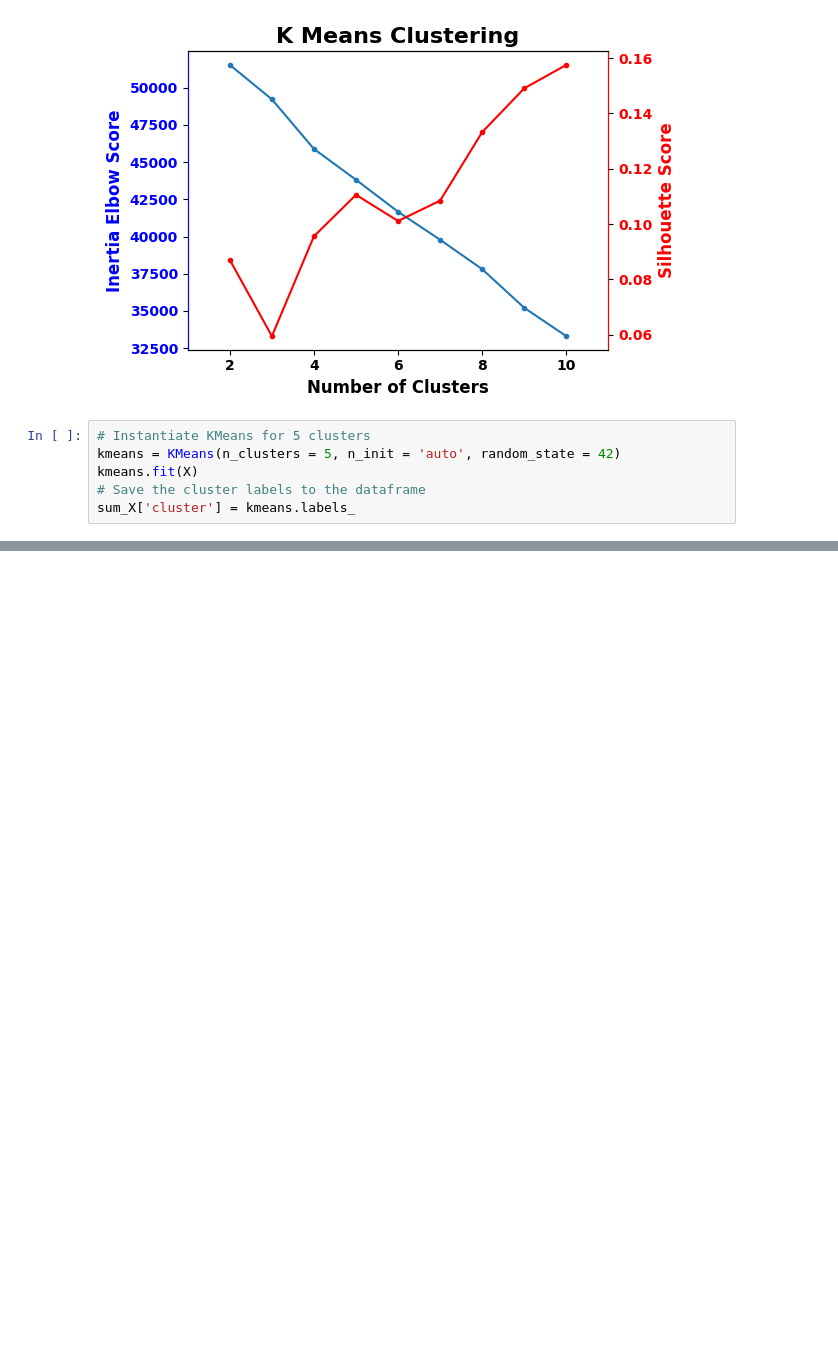
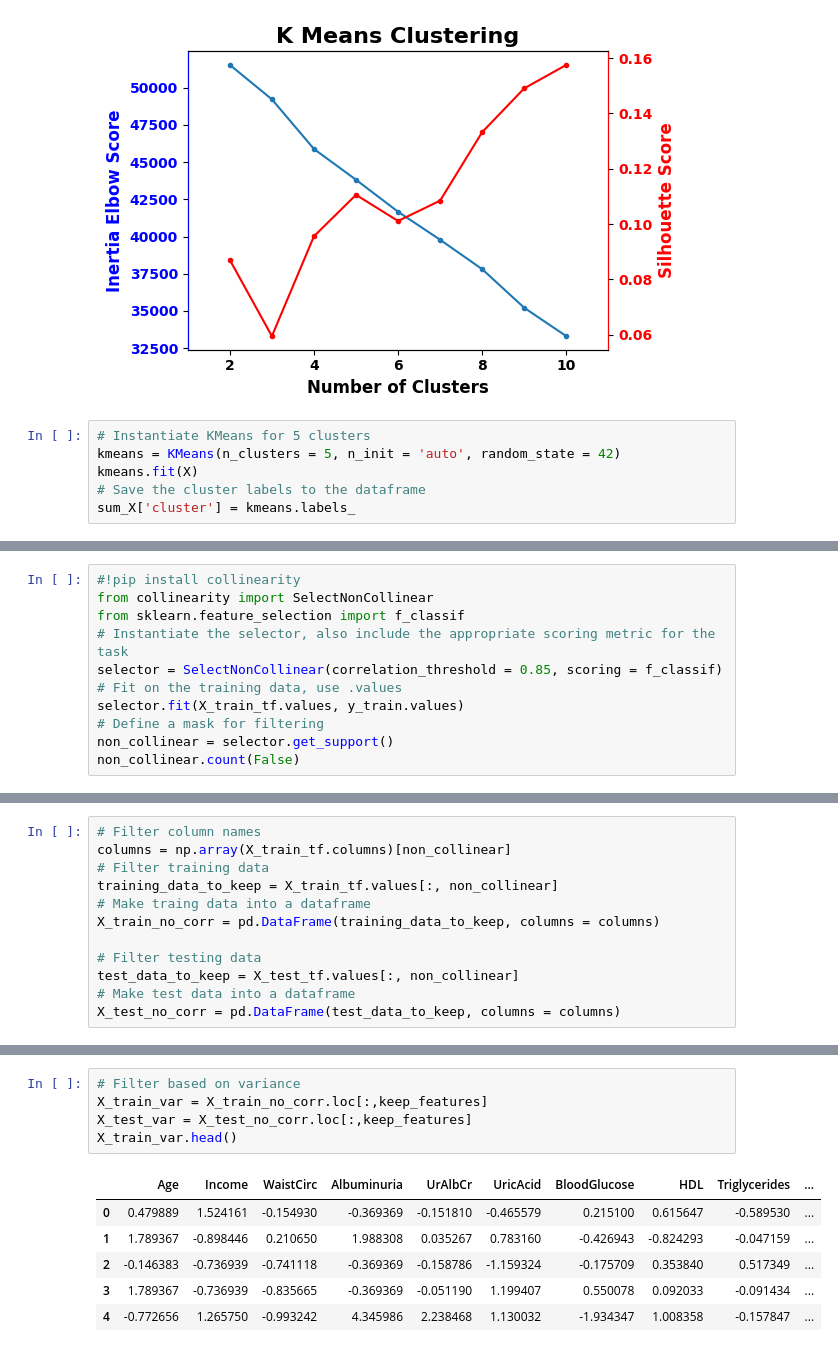
Before and after one commit to dimLMT/Metabolic-Syndrome-Forecast, a Jupyter notebook: part2.ipynb, the cells around one changed output, grey strips where cells are left out. Drawn from its saved outputs; the diff is of its cells as text; blank space fills up the shorter version.

```diff
--- a/part2.ipynb
+++ b/part2.ipynb
@@ -337,0 +338,11 @@ weighted avg       0.87      0.87      0.87       601
+# %%
+#!pip install collinearity
+from collinearity import SelectNonCollinear
+from sklearn.feature_selection import f_classif
+# Instantiate the selector, also include the appropriate scoring metric for the task
+selector = SelectNonCollinear(correlation_threshold = 0.85, scoring = f_classif)
+# Fit on the training data, use .values
+selector.fit(X_train_tf.values, y_train.values)
+# Define a mask for filtering
+non_collinear = selector.get_support()
+non_collinear.count(False)
@@ -337,0 +351,12 @@ weighted avg       0.87      0.87      0.87       601
+# %%
+# Filter column names
+columns = np.array(X_train_tf.columns)[non_collinear]
+# Filter training data
+training_data_to_keep = X_train_tf.values[:, non_collinear]
+# Make traing data into a dataframe
+X_train_no_corr = pd.DataFrame(training_data_to_keep, columns = columns)
+
+# Filter testing data
+test_data_to_keep = X_test_tf.values[:, non_collinear]
+# Make test data into a dataframe
+X_test_no_corr = pd.DataFrame(test_data_to_keep, columns = columns)
@@ -337,0 +374,12 @@ weighted avg       0.87      0.87      0.87       601
+# %%
+# Filter based on variance
+X_train_var = X_train_no_corr.loc[:,keep_features]
+X_test_var = X_test_no_corr.loc[:,keep_features]
+X_train_var.head()
+# %% [output]
+|  | Age | Income | WaistCirc | Albuminuria | UrAlbCr | UricAcid | BloodGlucose | HDL | Triglycerides | ... |
+| 0 | 0.479889 | 1.524161 | -0.154930 | -0.369369 | -0.151810 | -0.465579 | 0.215100 | 0.615647 | -0.589530 | ... |
+| 1 | 1.789367 | -0.898446 | 0.210650 | 1.988308 | 0.035267 | 0.783160 | -0.426943 | -0.824293 | -0.047159 | ... |
+| 2 | -0.146383 | -0.736939 | -0.741118 | -0.369369 | -0.158786 | -1.159324 | -0.175709 | 0.353840 | 0.517349 | ... |
+| 3 | 1.789367 | -0.736939 | -0.835665 | -0.369369 | -0.051190 | 1.199407 | 0.550078 | 0.092033 | -0.091434 | ... |
+| 4 | -0.772656 | 1.265750 | -0.993242 | 4.345986 | 2.238468 | 1.130032 | -1.934347 | 1.008358 | -0.157847 | ... |
```
Also changed, not shown: parts of 13 cells of this notebook.
